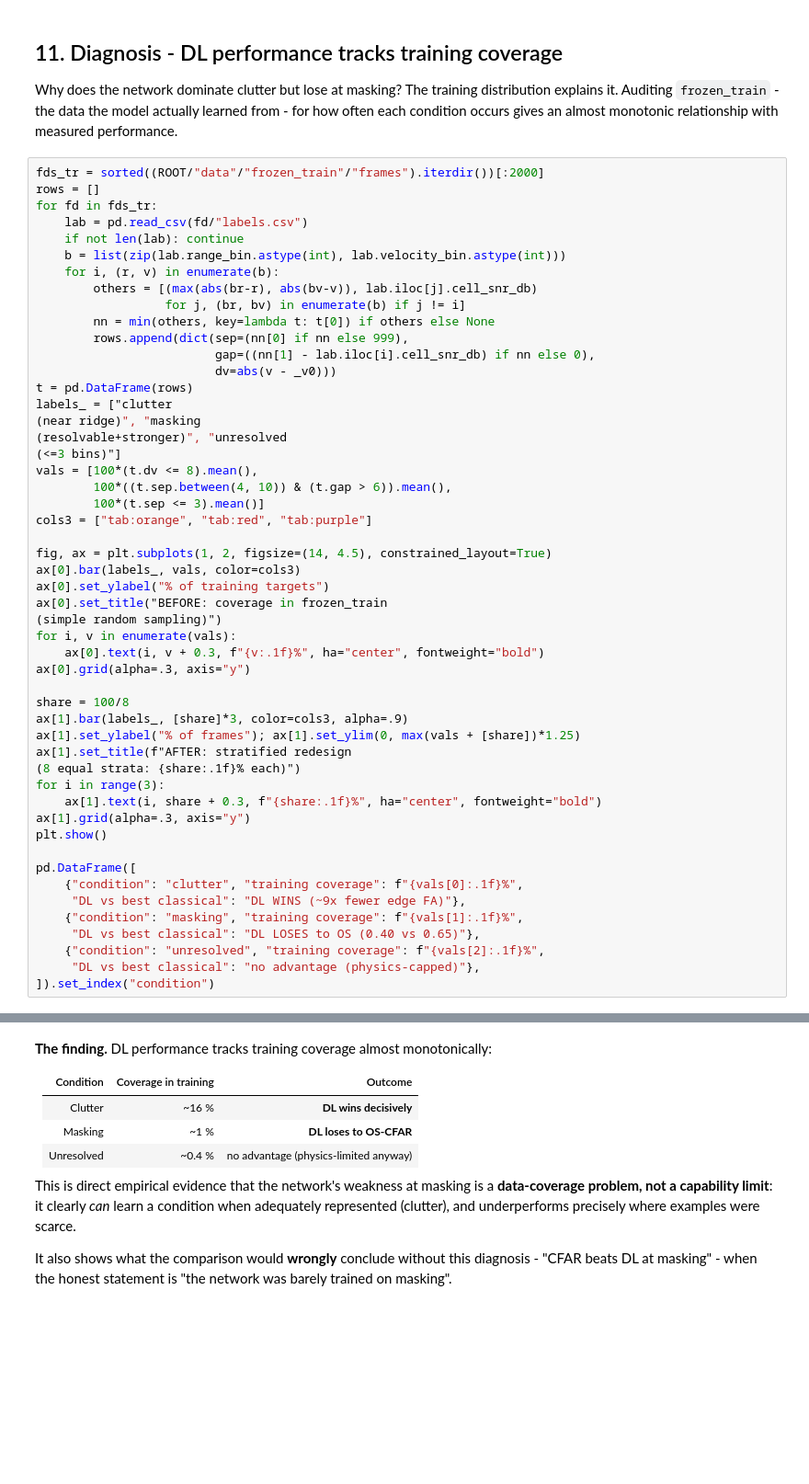
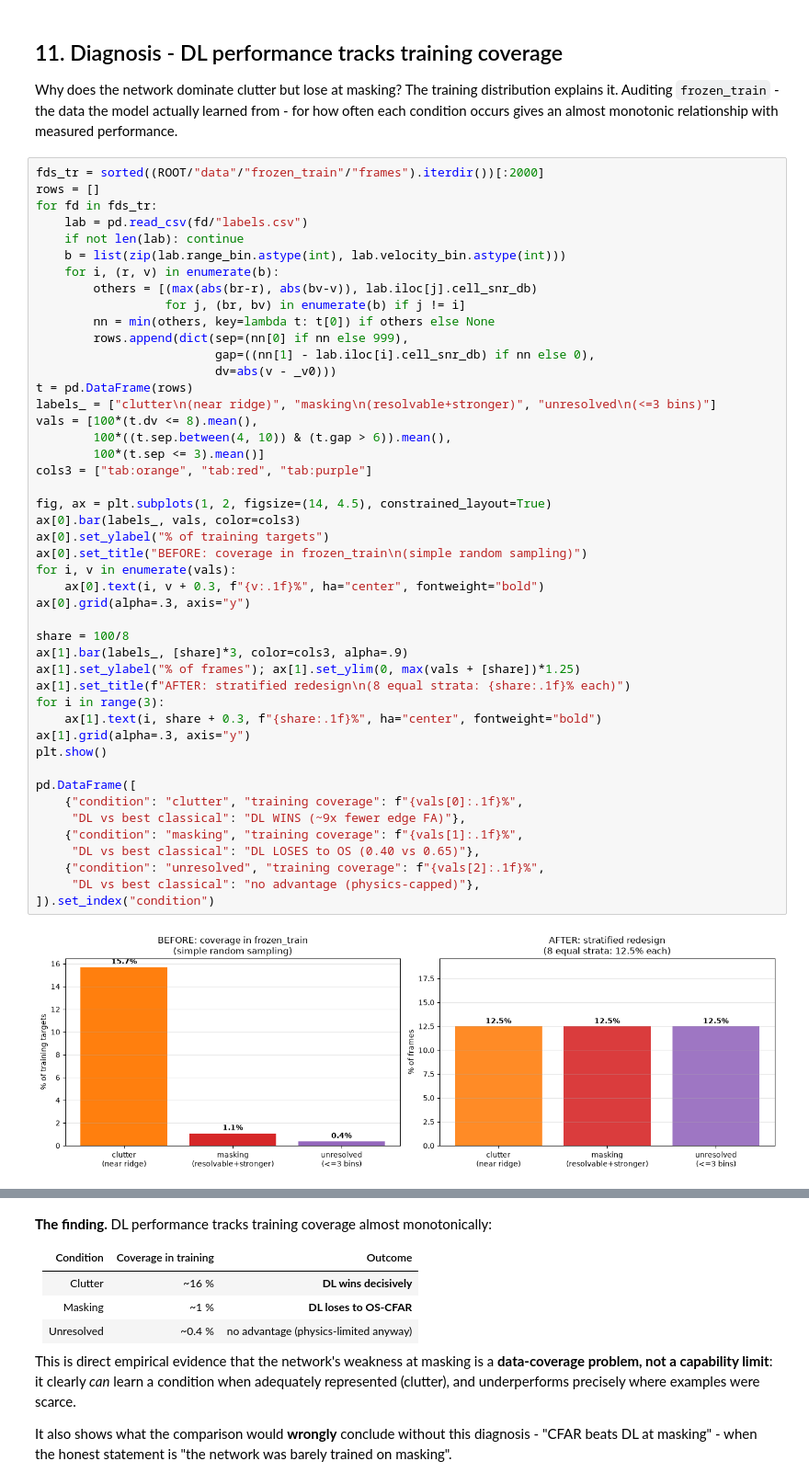
Before and after one commit to alijaafar232003/fmcw-radar-cfar-vs-dl, a Jupyter notebook: notebooks/dl_cnn_experiment.ipynb, the cells around one changed output, grey strips where cells are left out. Shown at 92% size. Cells and saved outputs as stored; diff of their text form; blank space fills up the shorter version.

```diff
--- a/notebooks/dl_cnn_experiment.ipynb
+++ b/notebooks/dl_cnn_experiment.ipynb
@@ -435,39 +503,36 @@ for fd in fds_tr:
                          gap=((nn[1] - lab.iloc[i].cell_snr_db) if nn else 0),
                          dv=abs(v - _v0)))
 t = pd.DataFrame(rows)
-labels_ = ["clutter
-(near ridge)", "masking
-(resolvable+stronger)", "unresolved
-(<=3 bins)"]
+labels_ = ["clutter\n(near ridge)", "masking\n(resolvable+stronger)", "unresolved\n(<=3 bins)"]
 vals = [100*(t.dv <= 8).mean(),
         100*((t.sep.between(4, 10)) & (t.gap > 6)).mean(),
         100*(t.sep <= 3).mean()]
 cols3 = ["tab:orange", "tab:red", "tab:purple"]
 
 fig, ax = plt.subplots(1, 2, figsize=(14, 4.5), constrained_layout=True)
 ax[0].bar(labels_, vals, color=cols3)
 ax[0].set_ylabel("% of training targets")
-ax[0].set_title("BEFORE: coverage in frozen_train
-(simple random sampling)")
+ax[0].set_title("BEFORE: coverage in frozen_train\n(simple random sampling)")
 for i, v in enumerate(vals):
     ax[0].text(i, v + 0.3, f"{v:.1f}%", ha="center", fontweight="bold")
 ax[0].grid(alpha=.3, axis="y")
 
 share = 100/8
 ax[1].bar(labels_, [share]*3, color=cols3, alpha=.9)
 ax[1].set_ylabel("% of frames"); ax[1].set_ylim(0, max(vals + [share])*1.25)
-ax[1].set_title(f"AFTER: stratified redesign
-(8 equal strata: {share:.1f}% each)")
+ax[1].set_title(f"AFTER: stratified redesign\n(8 equal strata: {share:.1f}% each)")
 for i in range(3):
     ax[1].text(i, share + 0.3, f"{share:.1f}%", ha="center", fontweight="bold")
 ax[1].grid(alpha=.3, axis="y")
 plt.show()
 
 pd.DataFrame([
     {"condition": "clutter", "training coverage": f"{vals[0]:.1f}%",
      "DL vs best classical": "DL WINS (~9x fewer edge FA)"},
     {"condition": "masking", "training coverage": f"{vals[1]:.1f}%",
      "DL vs best classical": "DL LOSES to OS (0.40 vs 0.65)"},
     {"condition": "unresolved", "training coverage": f"{vals[2]:.1f}%",
      "DL vs best classical": "no advantage (physics-capped)"},
 ]).set_index("condition")
+# %% [output]
+[figure, added]
```
Also changed, not shown: parts of 22 cells of this notebook, 3 other files.
